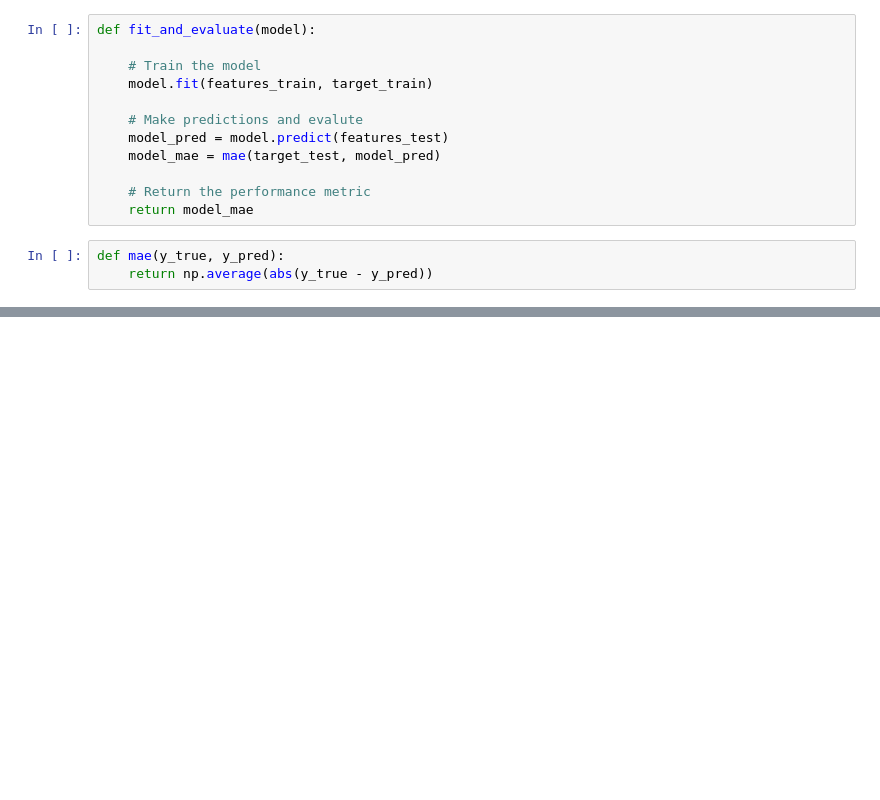
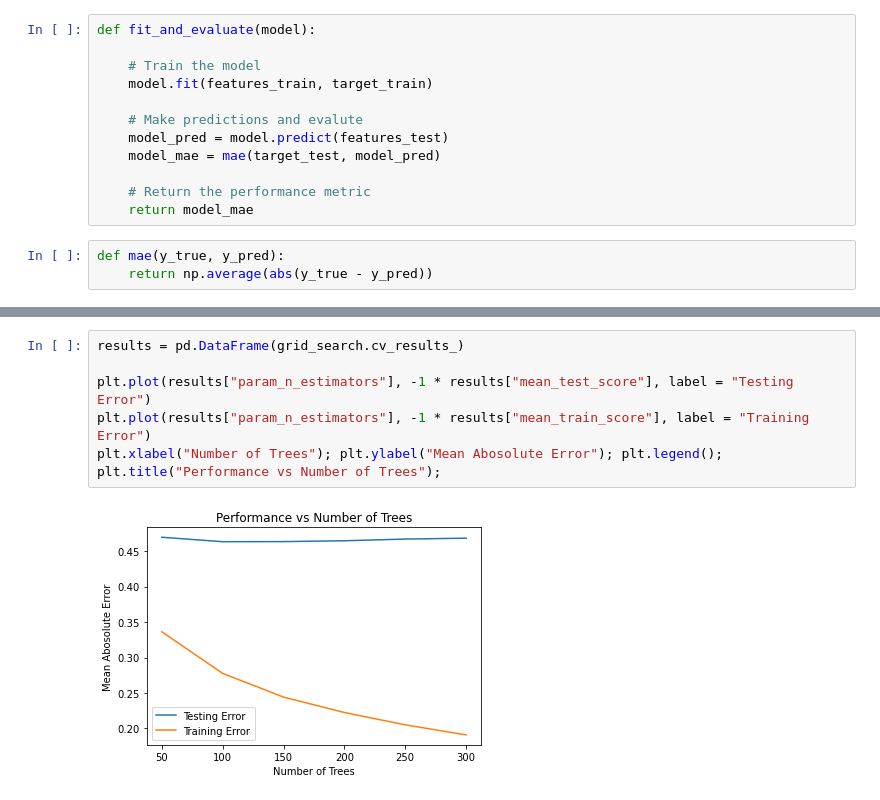
Before and after one commit to kschrock/Math495, a Jupyter notebook: FinalProject.ipynb, the cells around one changed output, grey strips where cells are left out. Drawn from its saved outputs; the diff is of its cells as text; blank space fills up the shorter version.

```diff
--- a/FinalProject.ipynb
+++ b/FinalProject.ipynb
@@ -141,0 +201,9 @@ print("Linear Regression Performance on the test set: MAE = {:.04f}".format(lr_m
+# %%
+results = pd.DataFrame(grid_search.cv_results_)
+
+plt.plot(results["param_n_estimators"], -1 * results["mean_test_score"], label = "Testing Error")
+plt.plot(results["param_n_estimators"], -1 * results["mean_train_score"], label = "Training Error")
+plt.xlabel("Number of Trees"); plt.ylabel("Mean Abosolute Error"); plt.legend();
+plt.title("Performance vs Number of Trees");
+# %% [output]
+[figure, added]
```
Also changed, not shown: parts of 11 cells of this notebook.
